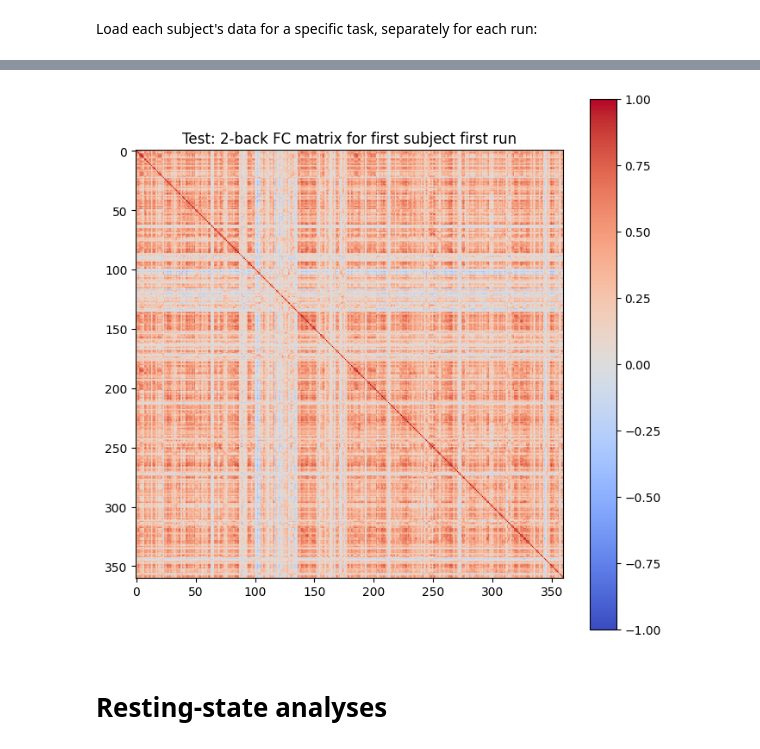
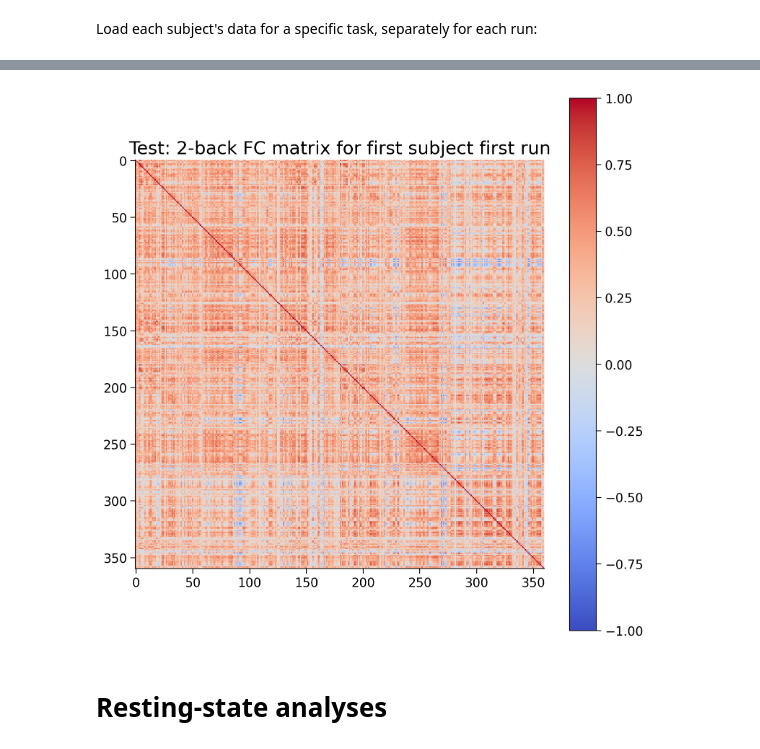
Before and after one commit to MJulaie/Neuromatch-HCP-Working-Memory, a Jupyter notebook: code/main.ipynb, the cells around one changed output, grey strips where cells are left out. Drawn from its saved outputs; the diff is of its cells as text; code cells hidden in the pictures.

```diff
--- a/code/main.ipynb
+++ b/code/main.ipynb
@@ -412,9 +412,11 @@ for subject in subjects:
     frames_cor = condition_frames(evs_cor)
     frames_err = condition_frames(evs_err)
 
-    # Combine correct and error frames
-    frames_2back = sorted(np.concatenate([frames_cor, frames_err], axis=1)[0])
-    timeseries_2back_lr = timeseries[:, frames_2back]
+    if len(frames_err) > 0:
+        frames_2back = sorted(np.concatenate([frames_cor, frames_err], axis=1)[0])
+    else:
+        frames_2back = sorted(frames_cor[0])
+    timeseries_2back_rl = timeseries[:, frames_2back]
 
     #### Get the RL timeseries for the working memory task
     ####
@@ -443,10 +445,16 @@ for subject in subjects:
     frames_cor = condition_frames(evs_cor)
     frames_err = condition_frames(evs_err)
 
+    if len(frames_err) > 0:
+        frames_2back = sorted(np.concatenate([frames_cor, frames_err], axis=1)[0])
+    else:
+        frames_2back = sorted(frames_cor[0])
+    timeseries_2back_rl = timeseries[:, frames_2back]
+
     # Combine correct and error frames
-    frames_2back = sorted(np.concatenate([frames_cor, frames_err], axis=1)[0])
-    timeseries_2back_rl = timeseries[:, frames_2back]
     timeseries_2back = np.mean([timeseries_2back_lr, timeseries_2back_rl], axis=0)
 
-    #fc = calculate_fc(timeseries_2back, np.arange(0, 360))
-    #corr_matrices.append(fc)
+    #### Compute connectivity matrix and append to list
+    ####
+    fc = calculate_fc(timeseries_2back, np.arange(0, 360))
+    corr_matrices.append(fc)
@@ -497,7 +481,7 @@ sorted(test.tolist()[0])
 # %%
-plot_connectivity_matrix(corr_matrices[1], 'Test: 2-back FC matrix for first subject first run')
+plot_connectivity_matrix(corr_matrices[4], 'Test: 2-back FC matrix for first subject first run')
 # %% [output]
-[figure, old version]
+[figure, new version]
 # %% [markdown]
 # Resting-state analyses
 # %% [markdown]
```
Also changed, not shown: parts of 7 cells of this notebook.
